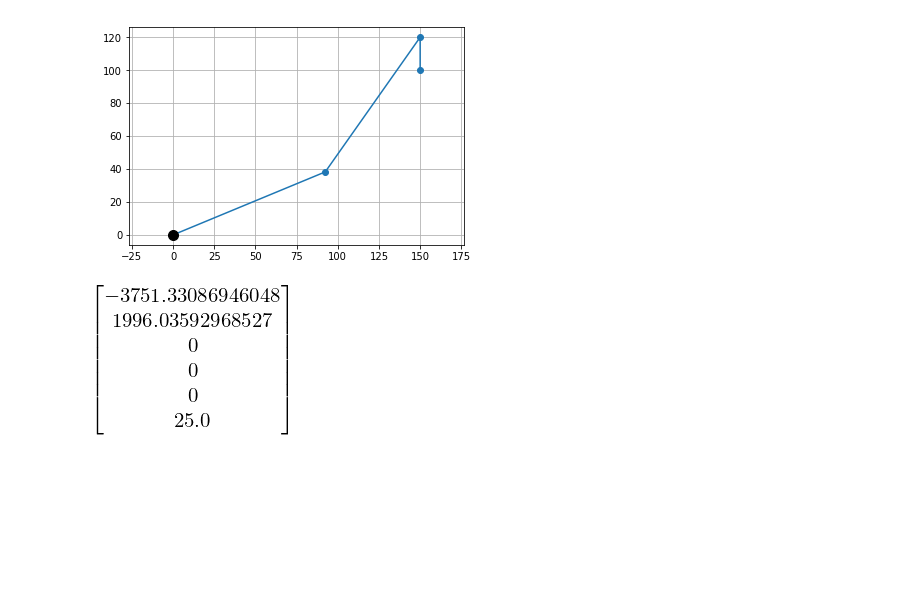
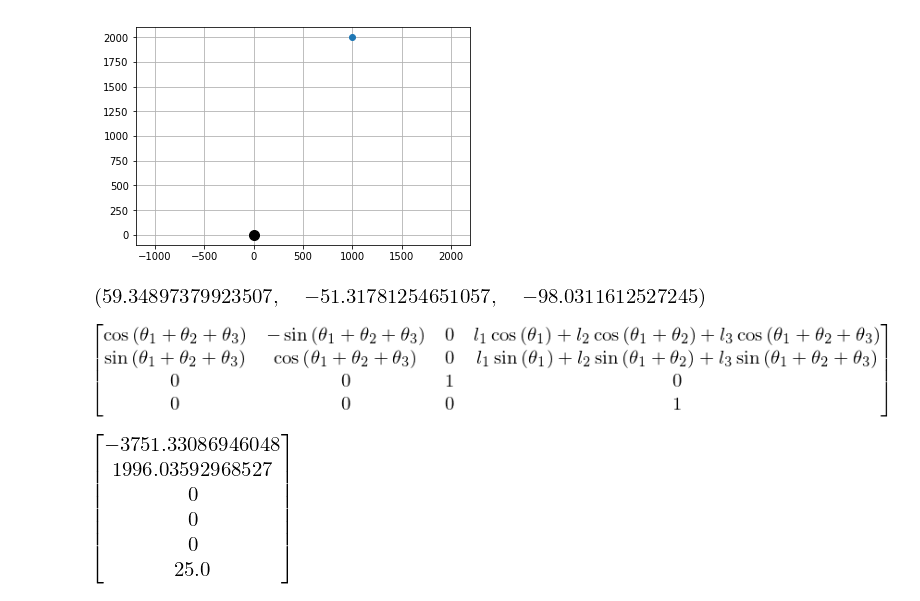
Before and after one commit to JorgeDeLosSantos/fur-code, a Jupyter notebook: nbooks/RRR_Planar.ipynb, the cells around one changed output. Drawn from its saved outputs; the diff is of its cells as text; code cells hidden in the pictures; blank space fills up the shorter version.

```diff
--- a/nbooks/RRR_Planar.ipynb
+++ b/nbooks/RRR_Planar.ipynb
@@ -12,39 +12,45 @@ def dh(a,alpha,d,theta):
     return M
 # %%
 # IK
-xq,yq = 150,100
-phi = -pi/2
-l1,l2,l3 = 100, 100, 20
+xq,yq = 1000,2000
+phi = 0
+l1,l2,l3 = 200, 200, 100
 rc = np.array([xq,yq]) - l3*np.array([cos(phi),sin(phi)])
 x,y = rc[0],rc[1]
 K = (x**2 + y**2 - l1**2 - l2**2)/(2*l1*l2)
-t2 = arctan2(sqrt(1-(K**2)), K)
+t2 = arctan2(-sqrt(1-(K**2)), K)
 t1 = arctan2(l2*y*cos(t2) + l1*y - l2*x*sin(t2), l2*x*cos(t2) + l1*x + l2*y*sin(t2))
 #t1 = arctan2(y,x)
 #d = sqrt(x**2 + y**2)
 
 # FK
 T1_0 = dh(l1,0,0,t1)
 T2_1 = dh(l2,0,0,t2)
 T3_0 = np.array([[cos(phi),-sin(phi),0,xq],
                  [sin(phi),cos(phi),0,yq],
                  [0,0,1,0],
                  [0,0,0,1]])
 T2_0 = np.dot(T1_0,T2_1)
 A = np.array([T1_0[0][3],T1_0[1][3]])
 B = np.array([T2_0[0][3],T2_0[1][3]])
 C = np.array([T3_0[0][3],T3_0[1][3]])
 plt.plot([0,A[0],B[0],C[0]],[0,A[1],B[1],C[1]],"o-")
 plt.plot([0],[0],'ko',markersize=10)
 plt.grid('on')
 plt.axis('equal');
 # %% [output]
-[figure, old version]
+[figure, new version]
+# %%
+t1*180/np.pi, t2*180/np.pi, (phi-t2-t1)*180/np.pi
+# %% [output]
+[figure, added]
 # %%
 from furlib import *
 
-rrr = Manipulator((l1,0,0,t1),(l2,0,0,t2),(l3,0,0,t3))
-J = rrr.J
+rrr = Robot((l1,0,0,t1),(l2,0,0,t2),(l3,0,0,t3))
+rrr.T
+# %% [output]
+[figure, added]
 # %%
 JN = J.subs({t1:pi/6, t2:pi/4, t3:-pi/6, l1:100, l2:100, l3:20})
 (JN*Matrix([10,20,-5])).evalf()
```
Also changed, not shown: parts of 1 cell of this notebook, 51 other files.
